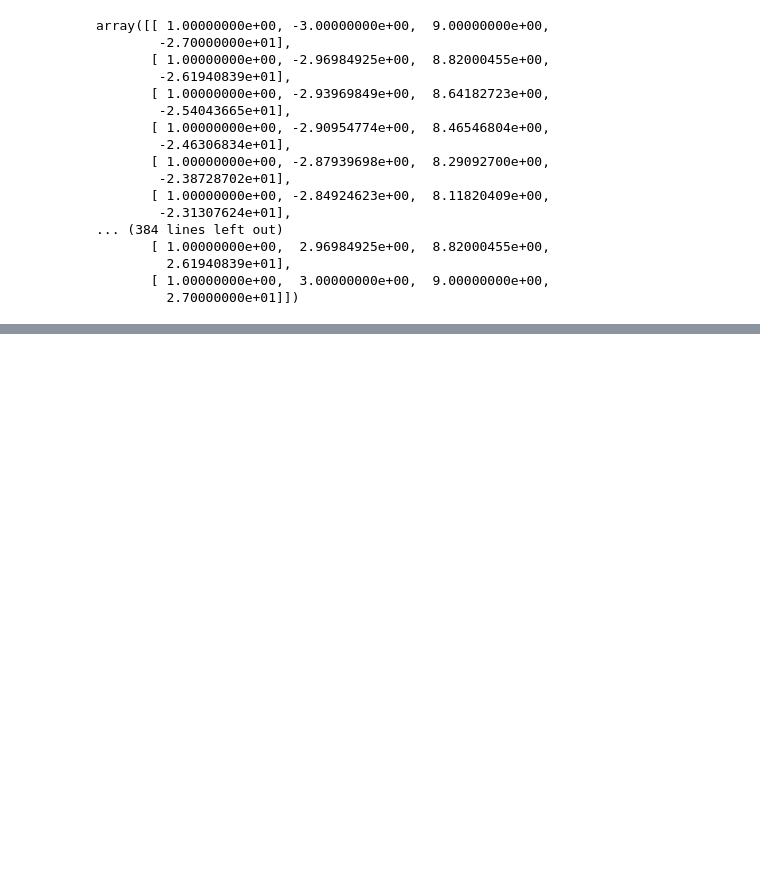
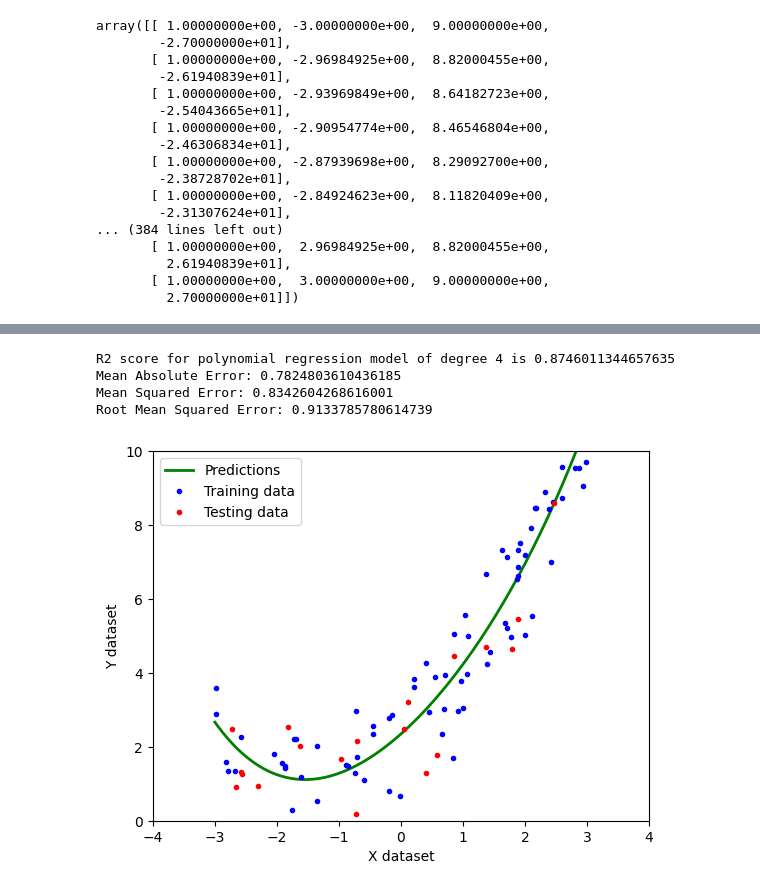
Before and after one commit to OloruntobiOlutola/ml-algorithm, a Jupyter notebook: polynomial_regression.ipynb, the cells around one changed output, grey strips where cells are left out. Saved outputs shown, nothing was run; the diff lists cells and outputs as text; code cells hidden in the pictures; blank space fills up the shorter version.

```diff
--- a/polynomial_regression.ipynb
+++ b/polynomial_regression.ipynb
@@ -143,20 +143,19 @@ plt.show()
 # %%
+from sklearn.pipeline import Pipeline as Pipe
+
 def polynomial_regression(X, y, degree=2):
+    X_train, X_test, y_train, y_test = train_test_split(X, y, test_size=0.2, random_state=42)
 
-    # Split the data
-    X_train, X_test, y_train, y_test = train_test_split(X, y, test_size=0.2, random_state=42)
+    X_new = np.linspace(-3, 3, 200).reshape(200, 1)
 
     # Create polynomial features
     poly_features = PolynomialFeatures(degree=degree, include_bias=True)
-    X_poly = poly_features.fit_transform(X_train)
-    X_poly_test = poly_features.transform(X_test)
-
-    # Fit the model
-    reg_poly = LinearRegression()
-    reg_poly.fit(X_poly, y_train)
+    lin_reg = LinearRegression()
+    poly_regression = Pipe([("poly_features", poly_features), ("lin_reg", lin_reg)])
+    poly_regression.fit(X_train, y_train)
 
     # Predict
-    y_poly_pred = reg_poly.predict(X_poly_test)
+    y_pred = poly_regression.predict(X_new)
 
     # Evaluate
     print(f'R2 score for polynomial regression model of degree {degree} is {r2_score(y_test, y_poly_pred)}')
@@ -165,9 +164,19 @@ def polynomial_regression(X, y, degree=2):
     print(f'Root Mean Squared Error: {np.sqrt(mean_squared_error(y_test, y_poly_pred))}')
 
     # Plotting
-    plt.scatter(X_train, reg_poly.predict(X_poly), color='g', label='Predictions')
-    plt.scatter(X_train, y_train, color='r', label='Training data')
+    plt.plot(X_new, y_pred, "g-", linewidth=2, label="Predictions")
+    plt.plot(X_train, y_train, 'b.', label='Training data')
+    plt.plot(X_test, y_test, 'r.', label='Testing data')
     plt.xlabel('X dataset')
     plt.ylabel('Y dataset')
+    plt.axis([-4, 4, 0, 10])
     plt.legend()
     plt.show()
+# %%
+polynomial_regression(X, y, degree=4)
+# %% [output]
+R2 score for polynomial regression model of degree 4 is 0.8746011344657635
+Mean Absolute Error: 0.7824803610436185
+Mean Squared Error: 0.8342604268616001
+Root Mean Squared Error: 0.9133785780614739
+[figure, added]
```
Also changed, not shown: parts of 9 cells of this notebook, 14 other files.
